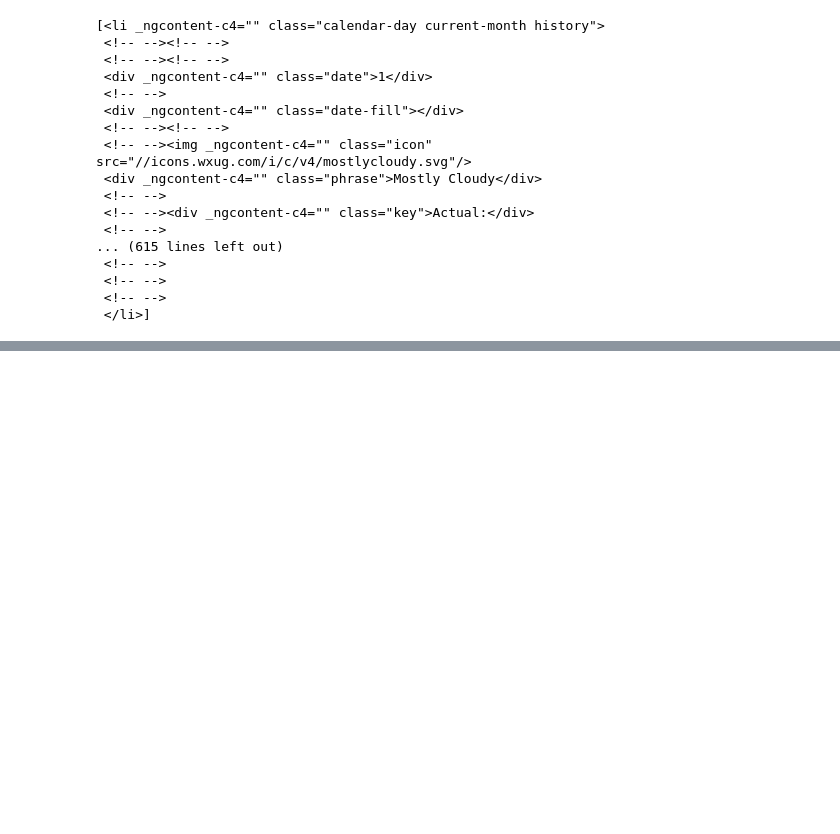
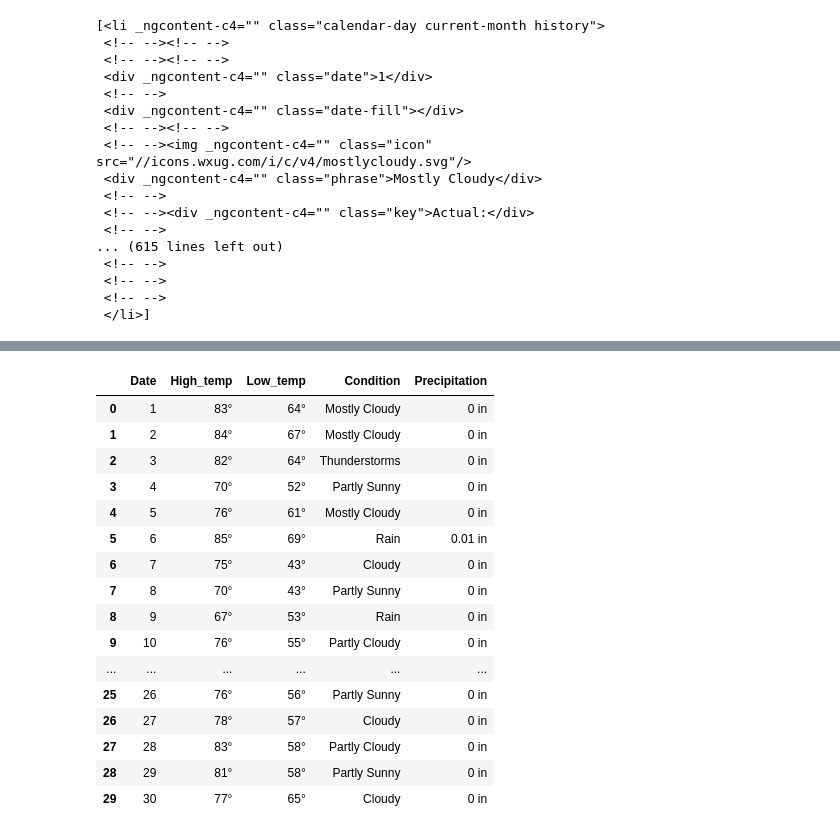
Before and after one commit to georgebendele/etl_project, a Jupyter notebook: project2.ipynb, the cells around one changed output, grey strips where cells are left out. Cells and saved outputs as stored; diff of their text form; code cells hidden in the pictures; blank space fills up the shorter version.

```diff
--- a/project2.ipynb
+++ b/project2.ipynb
@@ -139,13 +87,12 @@ for x in range(1):
-# %%
-precip = []
-
-for x in range(1):
-
-    html = browser.html
-    soup = BeautifulSoup(html, 'html.parser')
-
-    pre = soup.find_all('div', class_='precipitation')
-
-    for elem in pre:
-        x = elem.get_text()
-        precip.append(x)
+# %%
+precip = []
+
+for elem in data:
+    y = elem.find('div', class_="precipitation").get_text()
+    precip.append(y)
+# %%
+phrase = []
+
+for elem in data:
+    y = elem.find('div', class_="phrase").get_text()
+    phrase.append(y)
@@ -151,0 +101,6 @@ for x in range(1):
+# %%
+data_dict["Date"] = date
+data_dict["High_temp"] = hi_temp
+data_dict["Low_temp"] = low_temp
+data_dict["Condition"] = phrase
+data_dict["Precipitation"] = precip
@@ -152,3 +109,23 @@ for x in range(1):
+# %%
+df
+# %% [output]
+|  | Date | High_temp | Low_temp | Condition | Precipitation |
+| 0 | 1 | 83° | 64° | Mostly Cloudy | 0 in |
+| 1 | 2 | 84° | 67° | Mostly Cloudy | 0 in |
+| 2 | 3 | 82° | 64° | Thunderstorms | 0 in |
+| 3 | 4 | 70° | 52° | Partly Sunny | 0 in |
+| 4 | 5 | 76° | 61° | Mostly Cloudy | 0 in |
+| 5 | 6 | 85° | 69° | Rain | 0.01 in |
+| 6 | 7 | 75° | 43° | Cloudy | 0 in |
+| 7 | 8 | 70° | 43° | Partly Sunny | 0 in |
+| 8 | 9 | 67° | 53° | Rain | 0 in |
+| 9 | 10 | 76° | 55° | Partly Cloudy | 0 in |
+| ... | ... | ... | ... | ... | ... |
+| 25 | 26 | 76° | 56° | Partly Sunny | 0 in |
+| 26 | 27 | 78° | 57° | Cloudy | 0 in |
+| 27 | 28 | 83° | 58° | Partly Cloudy | 0 in |
+| 28 | 29 | 81° | 58° | Partly Sunny | 0 in |
+| 29 | 30 | 77° | 65° | Cloudy | 0 in |
 # %%
 precip
 # %% [output]
```
Also changed, not shown: parts of 19 cells of this notebook.
